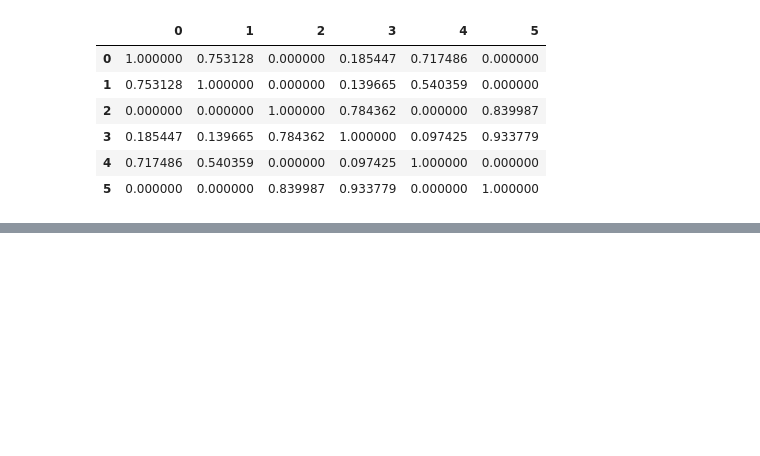
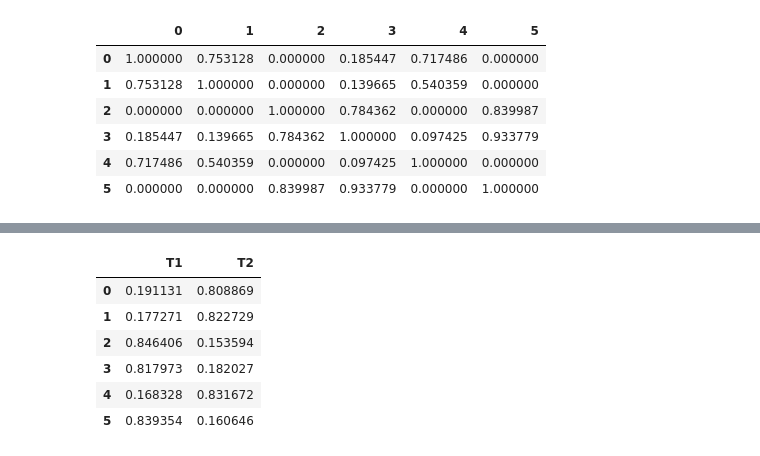
Before and after one commit to EAsencios/DEEP-LEARING, a Jupyter notebook: fi_on_text_data.ipynb, the cells around one changed output, grey strips where cells are left out. Cells and saved outputs as stored; diff of their text form; code cells hidden in the pictures; blank space fills up the shorter version.

```diff
--- a/fi_on_text_data.ipynb
+++ b/fi_on_text_data.ipynb
@@ -128,0 +145,15 @@ similarity_df
+# %%
+from sklearn.decomposition import LatentDirichletAllocation
+
+lda = LatentDirichletAllocation(n_components=2, max_iter=100, random_state=42)
+dt_matrix = lda.fit_transform(tv_matrix)
+features = pd.DataFrame(dt_matrix, columns=['T1', 'T2'])
+features
+# %% [output]
+|  | T1 | T2 |
+| 0 | 0.191131 | 0.808869 |
+| 1 | 0.177271 | 0.822729 |
+| 2 | 0.846406 | 0.153594 |
+| 3 | 0.817973 | 0.182027 |
+| 4 | 0.168328 | 0.831672 |
+| 5 | 0.839354 | 0.160646 |
```
Also changed, not shown: parts of 3 cells of this notebook.
